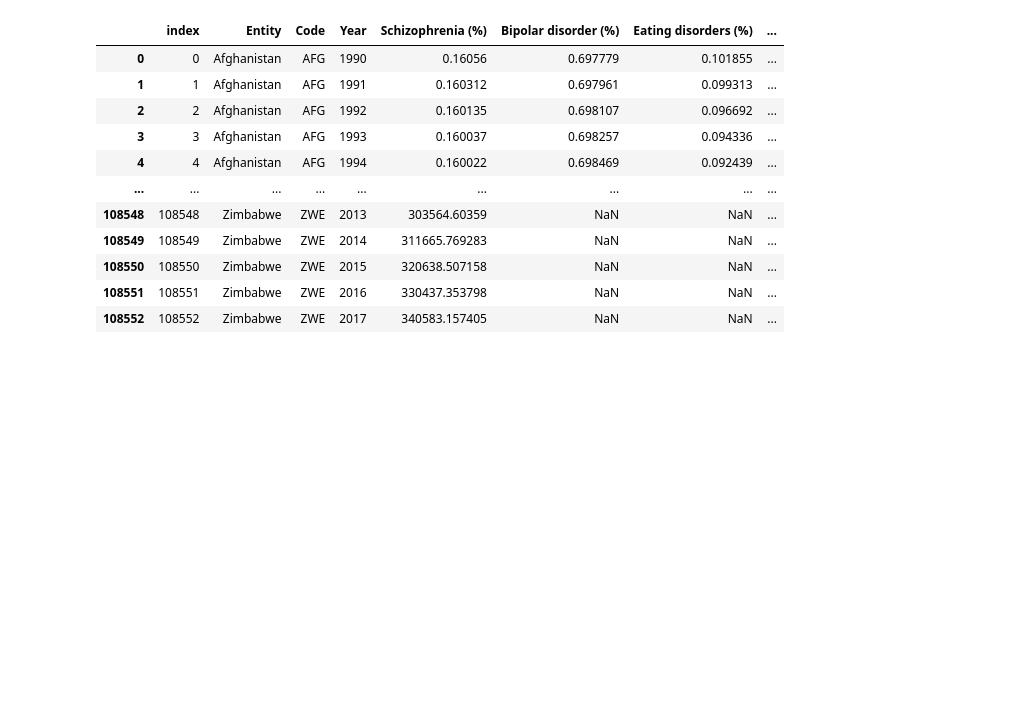
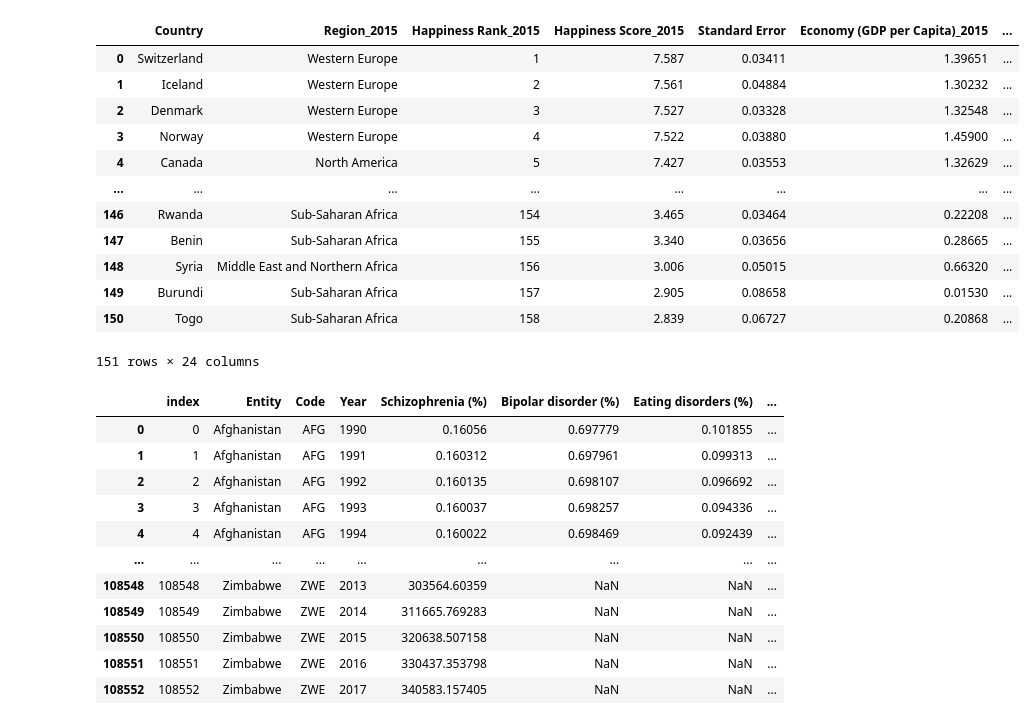
Before and after one commit to Rafacercos/ONLINE_DS_THEBRIDGE_RAFACERCOS, a Jupyter notebook: EDA/pruebas.ipynb, the cells around one changed output. Drawn from its saved outputs; the diff is of its cells as text; code cells hidden in the pictures; blank space fills up the shorter version.

```diff
--- a/EDA/pruebas.ipynb
+++ b/EDA/pruebas.ipynb
@@ -1,5 +1,37 @@
 # %%
 import pandas as pd
+# %%
+df_1 = pd.read_csv("2015.csv")
+df_2 =  pd.read_csv("2016.csv")
+# %%
+global_happiness = pd.merge(df_1,df_2, on= "Country")
+global_happiness = global_happiness.rename(columns={"Happiness Rank_x" :"Happiness Rank_2015"})
+# %%
+nuevos_nombres = []
+for i in global_happiness.columns:
+    if "_x" in i:
+        nuevos_nombres.append(i.replace("_x","_2015"))
+    elif "_y" in i:
+        nuevos_nombres.append(i.replace("_y","_2016"))
+    else:
+        nuevos_nombres.append(i)
+# %%
+global_happiness.columns = nuevos_nombres
+global_happiness
+# %% [output]
+|  | Country | Region_2015 | Happiness Rank_2015 | Happiness Score_2015 | Standard Error | Economy (GDP per Capita)_2015 | ... |
+| 0 | Switzerland | Western Europe | 1 | 7.587 | 0.03411 | 1.39651 | ... |
+| 1 | Iceland | Western Europe | 2 | 7.561 | 0.04884 | 1.30232 | ... |
+| 2 | Denmark | Western Europe | 3 | 7.527 | 0.03328 | 1.32548 | ... |
+| 3 | Norway | Western Europe | 4 | 7.522 | 0.03880 | 1.45900 | ... |
+| 4 | Canada | North America | 5 | 7.427 | 0.03553 | 1.32629 | ... |
+| ... | ... | ... | ... | ... | ... | ... | ... |
+| 146 | Rwanda | Sub-Saharan Africa | 154 | 3.465 | 0.03464 | 0.22208 | ... |
+| 147 | Benin | Sub-Saharan Africa | 155 | 3.340 | 0.03656 | 0.28665 | ... |
+| 148 | Syria | Middle East and Northern Africa | 156 | 3.006 | 0.05015 | 0.66320 | ... |
+| 149 | Burundi | Sub-Saharan Africa | 157 | 2.905 | 0.08658 | 0.01530 | ... |
+| 150 | Togo | Sub-Saharan Africa | 158 | 2.839 | 0.06727 | 0.20868 | ... |
+151 rows × 24 columns
 # %%
 df = pd.read_csv("Mental health Depression disorder Data.csv")
 df
```
Also changed, not shown: parts of 5 cells of this notebook, 4 other files.
